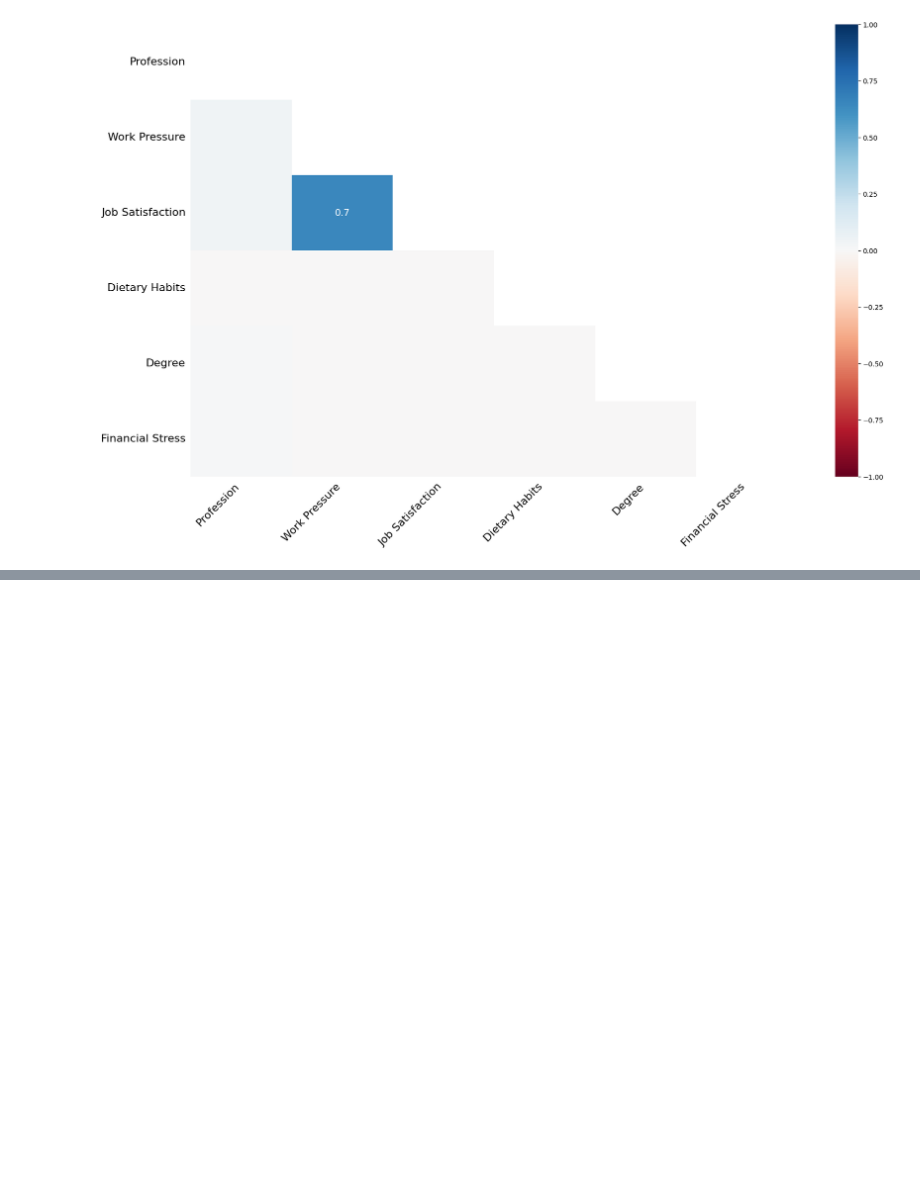
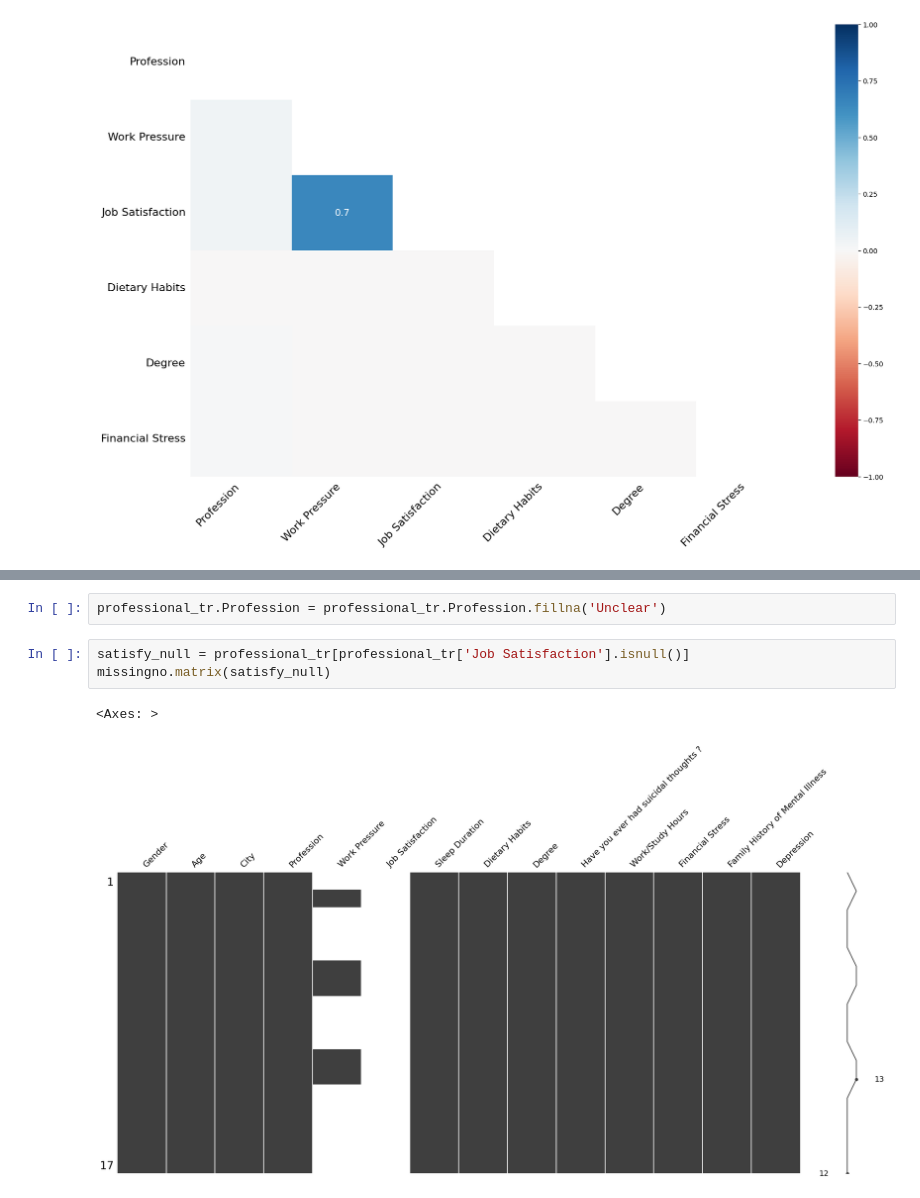
Before and after one commit to Anqi-Wang-aug/kaggle-competition-depression-prediction, a Jupyter notebook: script.ipynb, the cells around one changed output, grey strips where cells are left out. Drawn from its saved outputs; the diff is of its cells as text; blank space fills up the shorter version.

```diff
--- a/script.ipynb
+++ b/script.ipynb
@@ -221,0 +229,8 @@ missingno.heatmap(professional_tr)
+# %%
+professional_tr.Profession = professional_tr.Profession.fillna('Unclear')
+# %%
+satisfy_null = professional_tr[professional_tr['Job Satisfaction'].isnull()]
+missingno.matrix(satisfy_null)
+# %% [output]
+<Axes: >
+[figure, added]
```
Also changed, not shown: parts of 15 cells of this notebook.
